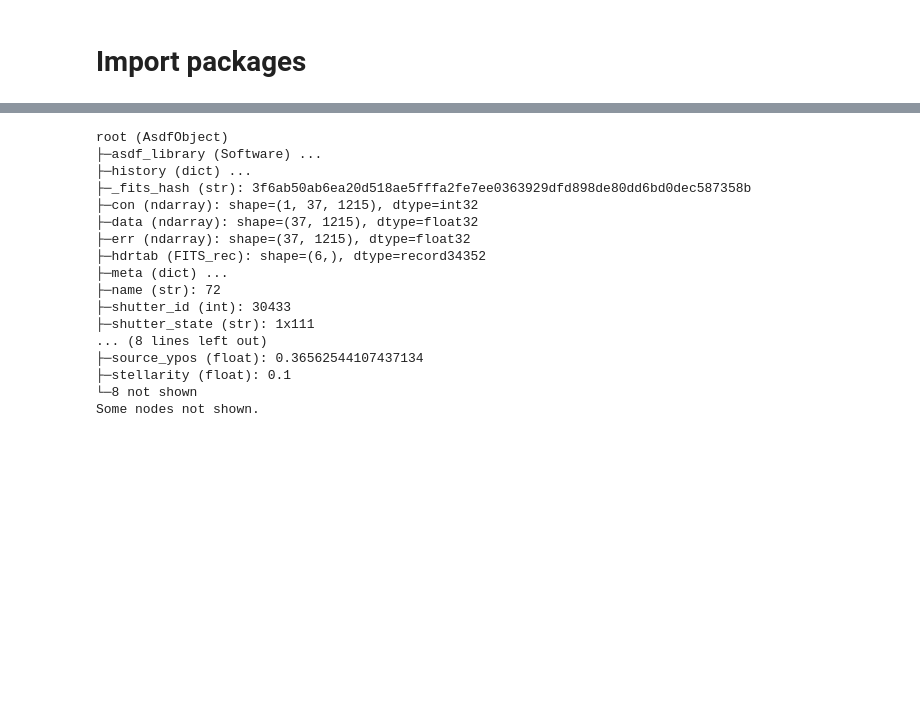
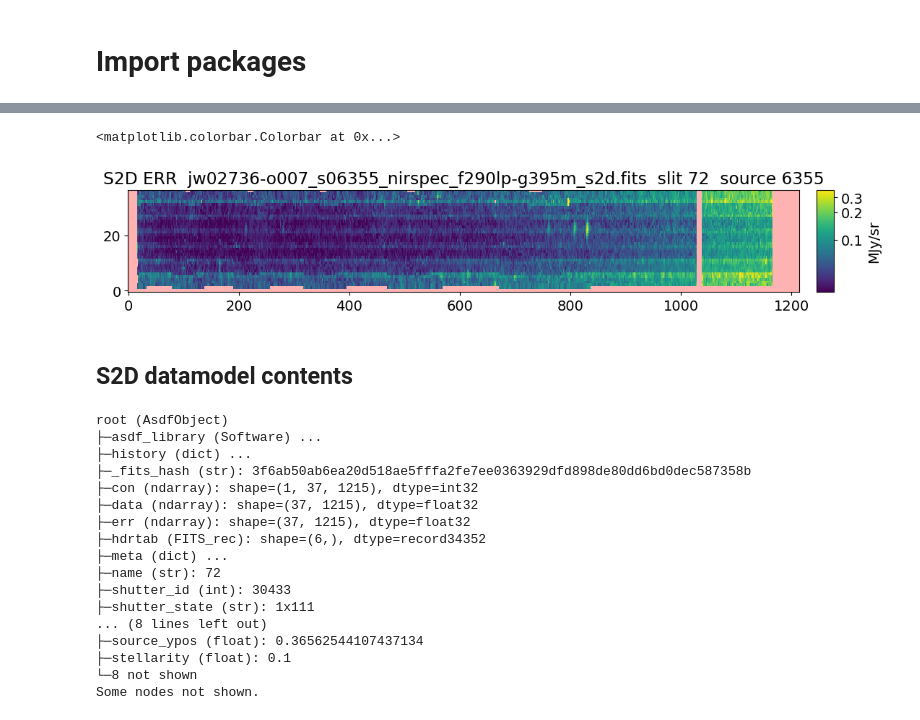
Before and after one commit to dancoe/NIRSpec, a Jupyter notebook: NIRSpec MOS data s2d x1d.ipynb, the cells around one changed output, grey strips where cells are left out. Cells and saved outputs as stored; diff of their text form; code cells hidden in the pictures; blank space fills up the shorter version.

```diff
--- a/NIRSpec MOS data s2d x1d.ipynb
+++ b/NIRSpec MOS data s2d x1d.ipynb
@@ -62 +191,28 @@ s2d_file
+# %%
+cmap = 'viridis'
+bad_color = 1, 0.7, 0.7
+cmap = matplotlib.colormaps[cmap]
+cmap.set_bad(bad_color, 1.)
+# %%
+# Error array
+s2d_err = s2d_model.err + 0
+s2d_err = np.where(s2d_err, s2d_err, np.nan)  # Replace zeros with nan where there is no data
+data = s2d_err + 0
+#data = np.where(np.isnan(s2d_err), np.nan, data)
+
+fig, ax = plt.subplots(1, 1, figsize=(12,3))
+norm = simple_norm(data, 'asinh', min_percent=2, max_percent=99.925)
+im = ax.imshow(data, origin='lower', cmap=cmap, aspect='auto', norm=norm, interpolation='nearest')
+title = 'S2D ERR  ' + os.path.basename(s2d_model.meta.filename) + '  slit %d' % s2d_model.slitlet_id + '  source %d' % s2d_model.source_id
+plt.title(title)
+units = 'MJy/sr'
+ax.set_aspect(5)
+#plt.colorbar(im, ax=ax, label=units, aspect=5, pad=0.02, shrink=0.51)
+cbar_ax = fig.add_axes([ax.get_position().x1+0.02, ax.get_position().y0, 0.02, ax.get_position().height]) # https://stackoverflow.com/questions/18195758/set-matplotlib-colorbar-size-to-match-graph
+fig.colorbar(im, label=units, cax=cbar_ax)
+# %% [output]
+<matplotlib.colorbar.Colorbar at 0x...>
+[figure, added]
+# %% [markdown]
+## S2D datamodel contents
 # %%
```
Also changed, not shown: parts of 29 cells of this notebook.
